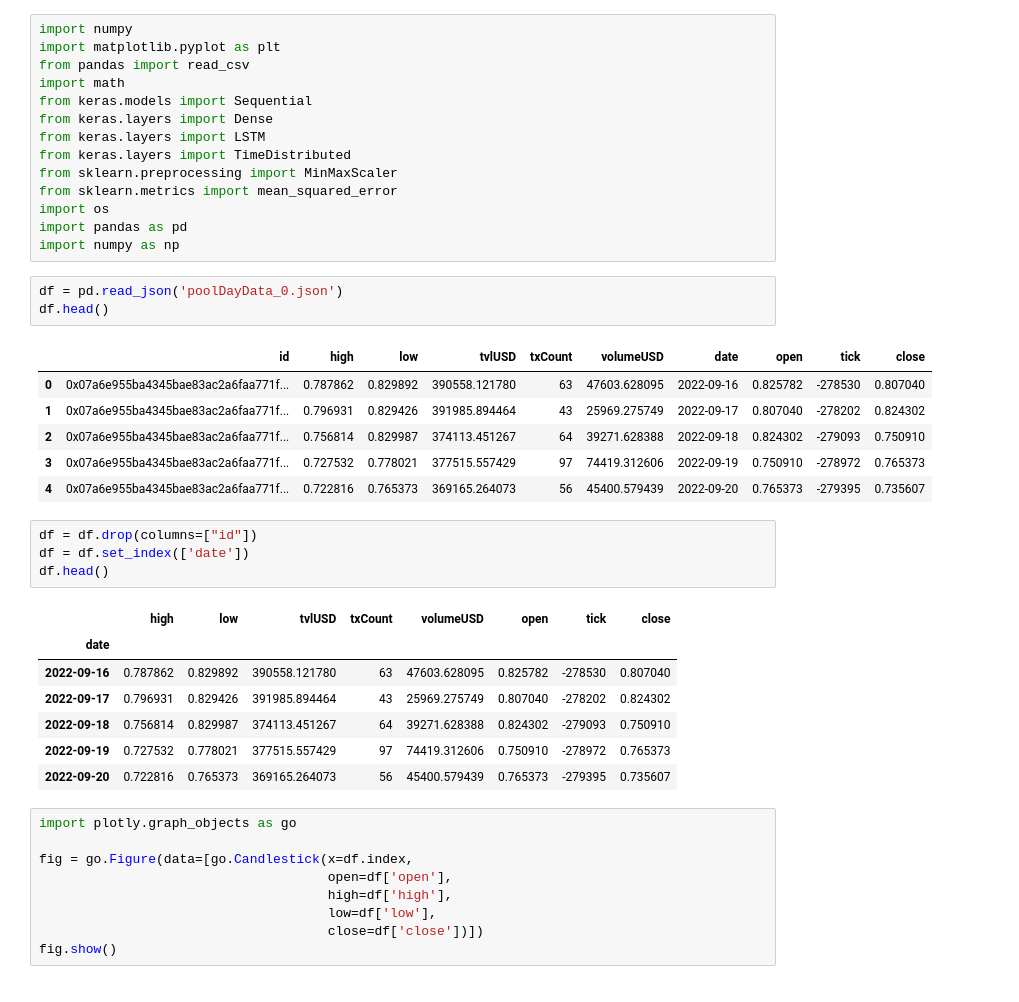
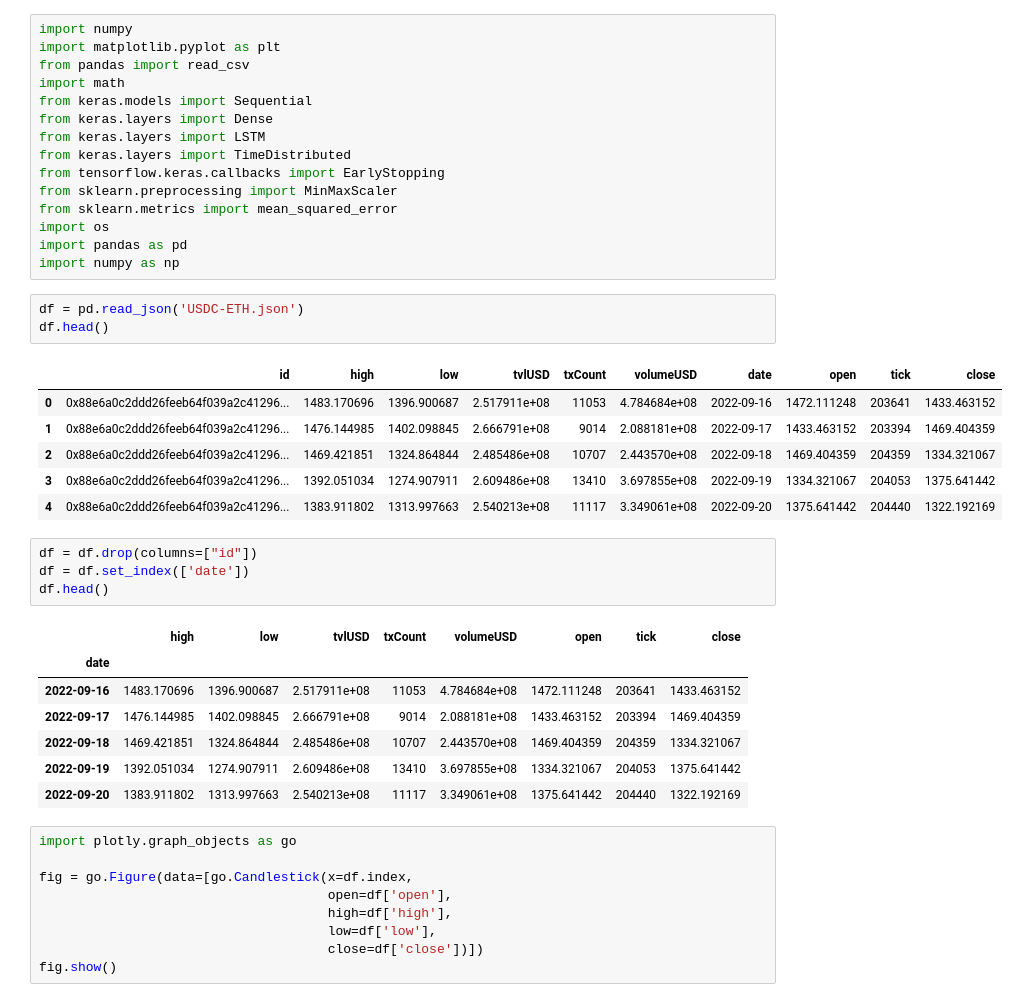
Before and after one commit to WenyiYao/cryptocurrency, a Jupyter notebook: lstm.ipynb, the cells around one changed output. Saved outputs shown, nothing was run; the diff lists cells and outputs as text.

```diff
--- a/lstm.ipynb
+++ b/lstm.ipynb
@@ -9,21 +9,22 @@ from keras.models import Sequential
 from keras.layers import Dense
 from keras.layers import LSTM
 from keras.layers import TimeDistributed
+from tensorflow.keras.callbacks import EarlyStopping
 from sklearn.preprocessing import MinMaxScaler
 from sklearn.metrics import mean_squared_error
 import os
 import pandas as pd
 import numpy as np
 # %%
-df = pd.read_json('poolDayData_0.json')
+df = pd.read_json('USDC-ETH.json')
 df.head()
 # %% [output]
 |  | id | high | low | tvlUSD | txCount | volumeUSD | date | open | tick | close |
-| 0 | 0x07a6e955ba4345bae83ac2a6faa771f... | 0.787862 | 0.829892 | 390558.121780 | 63 | 47603.628095 | 2022-09-16 | 0.825782 | -278530 | 0.807040 |
-| 1 | 0x07a6e955ba4345bae83ac2a6faa771f... | 0.796931 | 0.829426 | 391985.894464 | 43 | 25969.275749 | 2022-09-17 | 0.807040 | -278202 | 0.824302 |
-| 2 | 0x07a6e955ba4345bae83ac2a6faa771f... | 0.756814 | 0.829987 | 374113.451267 | 64 | 39271.628388 | 2022-09-18 | 0.824302 | -279093 | 0.750910 |
-| 3 | 0x07a6e955ba4345bae83ac2a6faa771f... | 0.727532 | 0.778021 | 377515.557429 | 97 | 74419.312606 | 2022-09-19 | 0.750910 | -278972 | 0.765373 |
-| 4 | 0x07a6e955ba4345bae83ac2a6faa771f... | 0.722816 | 0.765373 | 369165.264073 | 56 | 45400.579439 | 2022-09-20 | 0.765373 | -279395 | 0.735607 |
+| 0 | 0x88e6a0c2ddd26feeb64f039a2c41296... | 1483.170696 | 1396.900687 | 2.517911e+08 | 11053 | 4.784684e+08 | 2022-09-16 | 1472.111248 | 203641 | 1433.463152 |
+| 1 | 0x88e6a0c2ddd26feeb64f039a2c41296... | 1476.144985 | 1402.098845 | 2.666791e+08 | 9014 | 2.088181e+08 | 2022-09-17 | 1433.463152 | 203394 | 1469.404359 |
+| 2 | 0x88e6a0c2ddd26feeb64f039a2c41296... | 1469.421851 | 1324.864844 | 2.485486e+08 | 10707 | 2.443570e+08 | 2022-09-18 | 1469.404359 | 204359 | 1334.321067 |
+| 3 | 0x88e6a0c2ddd26feeb64f039a2c41296... | 1392.051034 | 1274.907911 | 2.609486e+08 | 13410 | 3.697855e+08 | 2022-09-19 | 1334.321067 | 204053 | 1375.641442 |
+| 4 | 0x88e6a0c2ddd26feeb64f039a2c41296... | 1383.911802 | 1313.997663 | 2.540213e+08 | 11117 | 3.349061e+08 | 2022-09-20 | 1375.641442 | 204440 | 1322.192169 |
 # %%
 df = df.drop(columns=["id"])
 df = df.set_index(['date'])
@@ -31,11 +32,11 @@ df.head()
 # %% [output]
 |  | high | low | tvlUSD | txCount | volumeUSD | open | tick | close |
 | date |  |  |  |  |  |  |  |  |
-| 2022-09-16 | 0.787862 | 0.829892 | 390558.121780 | 63 | 47603.628095 | 0.825782 | -278530 | 0.807040 |
-| 2022-09-17 | 0.796931 | 0.829426 | 391985.894464 | 43 | 25969.275749 | 0.807040 | -278202 | 0.824302 |
-| 2022-09-18 | 0.756814 | 0.829987 | 374113.451267 | 64 | 39271.628388 | 0.824302 | -279093 | 0.750910 |
-| 2022-09-19 | 0.727532 | 0.778021 | 377515.557429 | 97 | 74419.312606 | 0.750910 | -278972 | 0.765373 |
-| 2022-09-20 | 0.722816 | 0.765373 | 369165.264073 | 56 | 45400.579439 | 0.765373 | -279395 | 0.735607 |
+| 2022-09-16 | 1483.170696 | 1396.900687 | 2.517911e+08 | 11053 | 4.784684e+08 | 1472.111248 | 203641 | 1433.463152 |
+| 2022-09-17 | 1476.144985 | 1402.098845 | 2.666791e+08 | 9014 | 2.088181e+08 | 1433.463152 | 203394 | 1469.404359 |
+| 2022-09-18 | 1469.421851 | 1324.864844 | 2.485486e+08 | 10707 | 2.443570e+08 | 1469.404359 | 204359 | 1334.321067 |
+| 2022-09-19 | 1392.051034 | 1274.907911 | 2.609486e+08 | 13410 | 3.697855e+08 | 1334.321067 | 204053 | 1375.641442 |
+| 2022-09-20 | 1383.911802 | 1313.997663 | 2.540213e+08 | 11117 | 3.349061e+08 | 1375.641442 | 204440 | 1322.192169 |
 # %%
 import plotly.graph_objects as go
 
```
Also changed, not shown: parts of 21 cells of this notebook.
